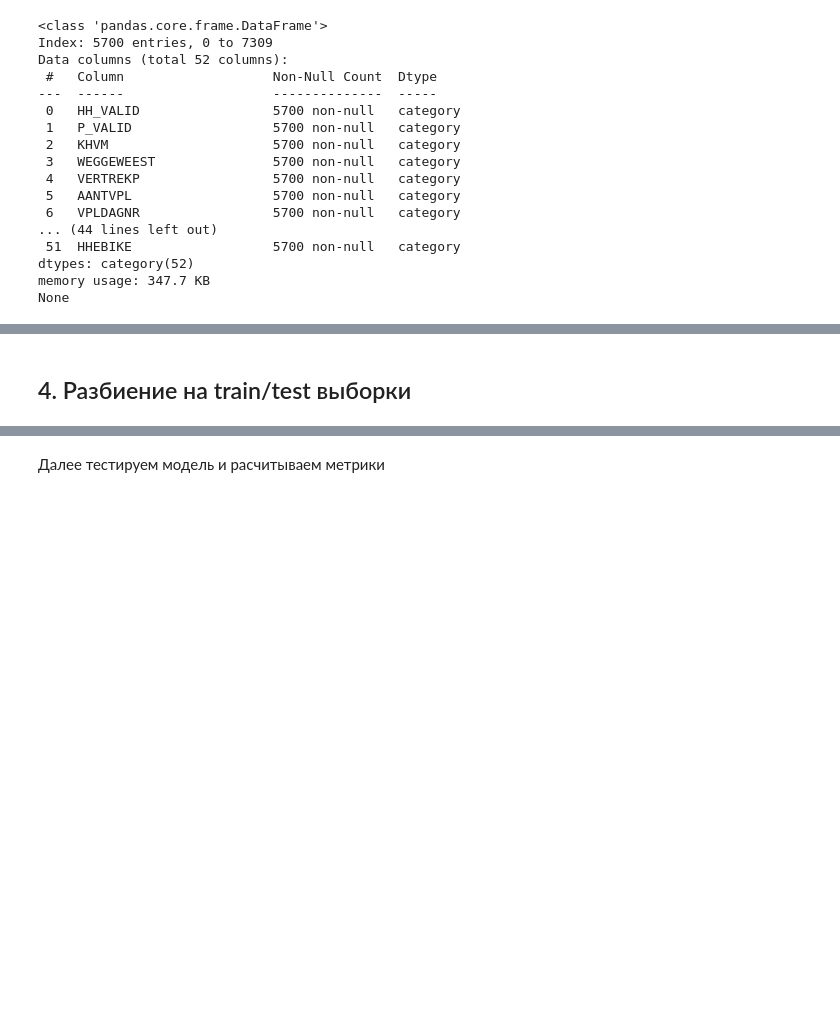
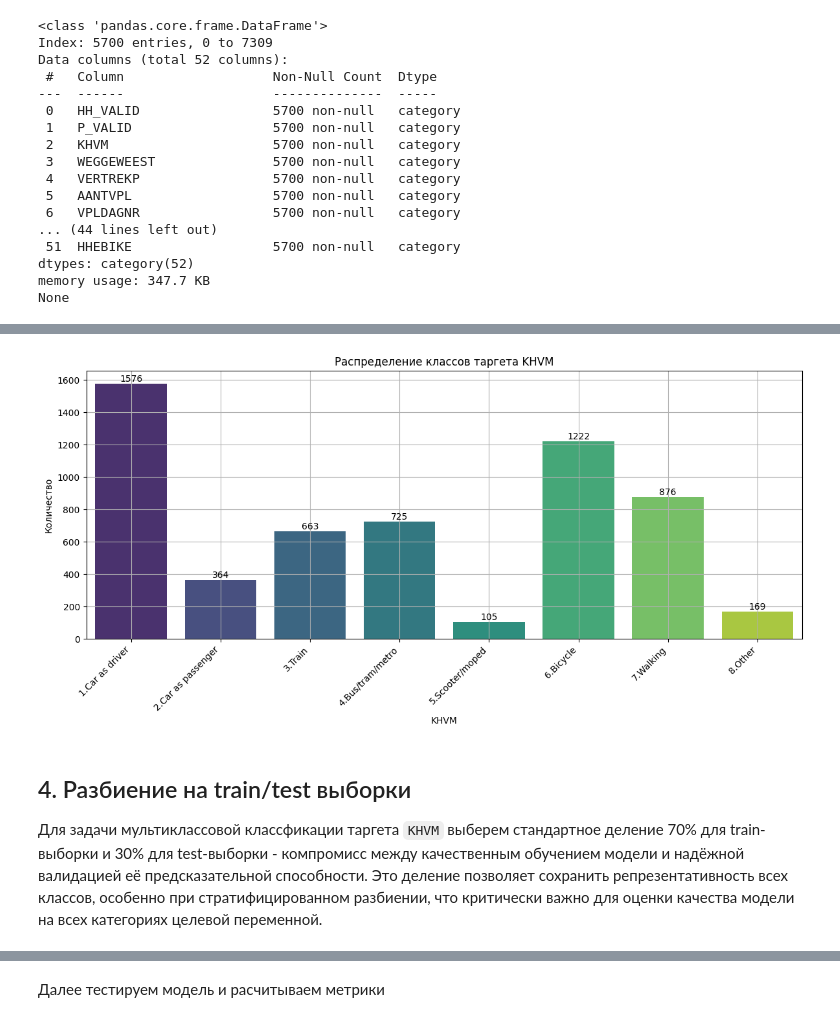
Before and after one commit to sneJ1k/ML_course_work, a Jupyter notebook: CW_Notebook.ipynb, the cells around one changed output, grey strips where cells are left out. Drawn from its saved outputs; the diff is of its cells as text; code cells hidden in the pictures; blank space fills up the shorter version.

```diff
--- a/CW_Notebook.ipynb
+++ b/CW_Notebook.ipynb
@@ -150,5 +248,39 @@ None
+# %%
+labels = {
+    1: '1.Car as driver',
+    2: '2.Car as passenger',
+    3: '3.Train',
+    4: '4.Bus/tram/metro',
+    5: '5.Scooter/moped',
+    6: '6.Bicycle',
+    7: '7.Walking',
+    8: '8.Other'
+}
+
+# Подсчет количества измерений для каждого класса
+class_counts = df['KHVM'].value_counts().sort_index()
+
+# Построение гистограммы распределения классов KHVM
+plt.figure(figsize=(12, 6))
+sns.countplot(x=df['KHVM'], hue=df['KHVM'], palette='viridis', legend=False)
+plt.title('Распределение классов таргета KHVM')
+plt.ylabel('Количество')
+
+# Установка пользовательских меток на оси X
+plt.xticks(ticks=range(len(labels)), labels=[labels[i] for i in range(1, 9)], rotation=45, ha='right')
+
+# Добавление текста с количеством измерений над каждым столбцом
+for i, count in enumerate(class_counts):
+    plt.text(i, count, str(count), ha='center', va='bottom')
+
+plt.grid(True)
+plt.tight_layout()
+# %% [output]
+[figure, added]
 # %% [markdown]
 ## 4. Разбиение на train/test выборки
+
+Для задачи мультиклассовой классфикации таргета `KHVM` выберем стандартное деление 70% для train-выборки и 30% для test-выборки - компромисс между качественным обучением модели и надёжной валидацией её предсказательной способности. Это деление позволяет сохранить репрезентативность всех классов, особенно при стратифицированном разбиении, что критически важно для оценки качества модели на всех категориях целевой переменной.
 # %%
 target_name = 'KHVM'
 y = df[target_name]
```
Also changed, not shown: parts of 11 cells of this notebook.
